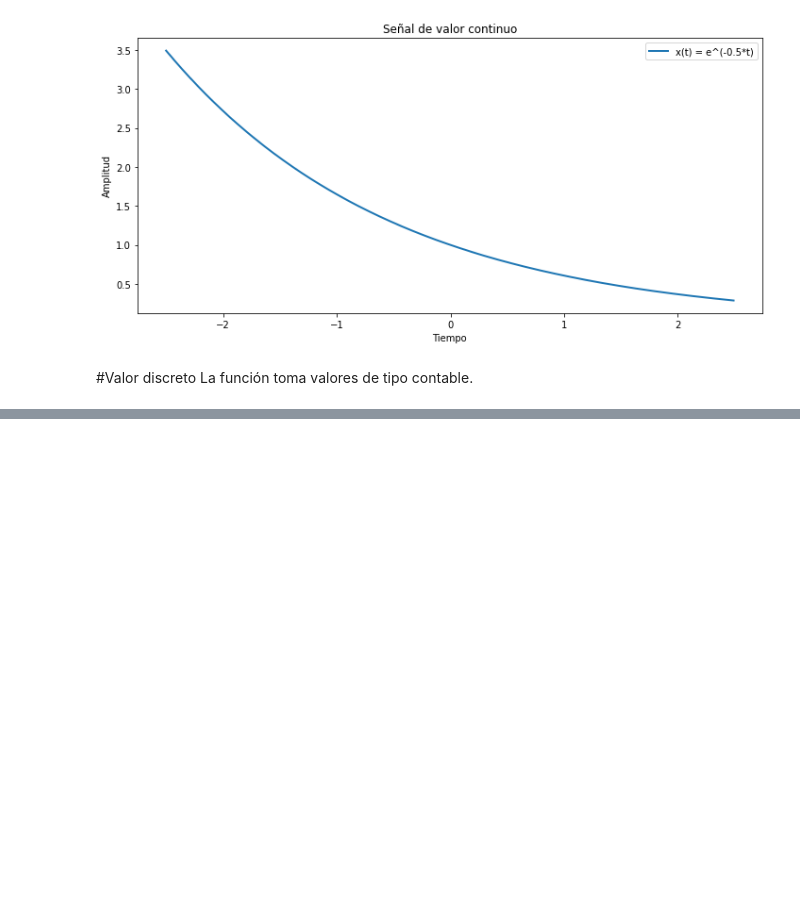
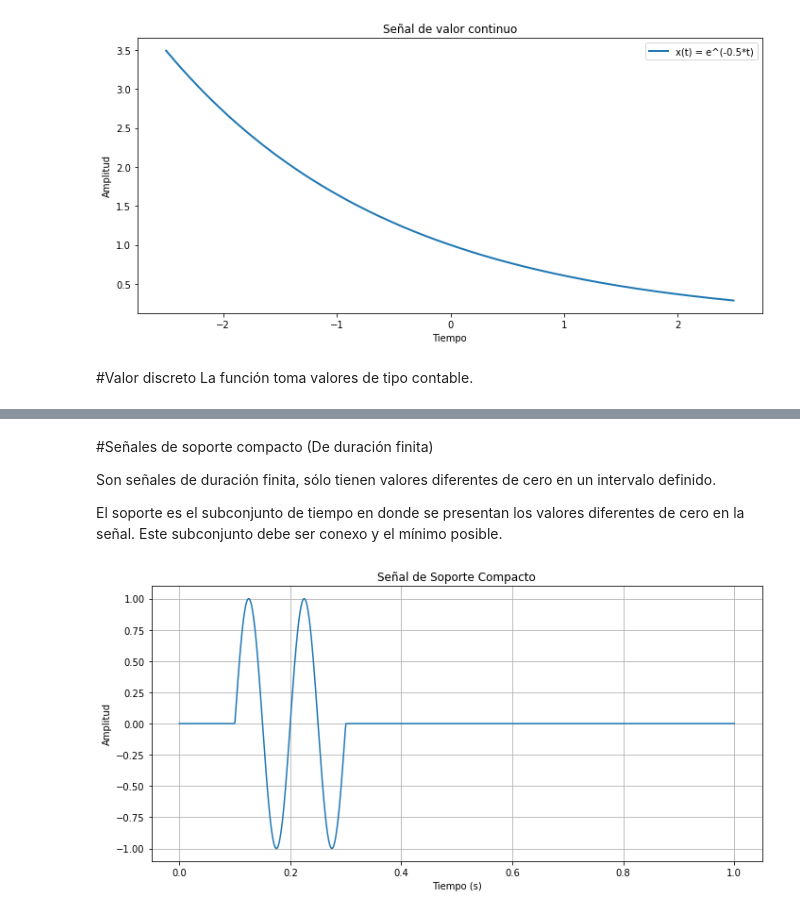
Before and after one commit to avilagab/Circuits, a Jupyter notebook: SYS/SYS01.ipynb, the cells around one changed output, grey strips where cells are left out. Cells and saved outputs as stored; diff of their text form; code cells hidden in the pictures; blank space fills up the shorter version.

```diff
--- a/SYS/SYS01.ipynb
+++ b/SYS/SYS01.ipynb
@@ -96,0 +97,20 @@ plt.show()
+# %% [markdown]
+#Señales de soporte compacto (De duración finita)
+
+Son señales de duración finita, sólo tienen valores diferentes de cero en un intervalo definido.
+
+El soporte es el subconjunto de tiempo en donde se presentan los valores diferentes de cero en la señal. Este subconjunto debe ser conexo y el mínimo posible.
+# %%
+# Definir la señal de soporte compacto entre t=0.1 y t=0.3
+t = np.linspace(0, 1, num=1000)
+x = np.sin(2 * np.pi * 10 * t) * (t >= 0.1) * (t <= 0.3)
+
+# Graficar la señal
+plt.plot(t, x)
+plt.xlabel('Tiempo (s)')
+plt.ylabel('Amplitud')
+plt.title('Señal de Soporte Compacto')
+plt.grid(True)
+plt.show()
+# %% [output]
+[figure, added]
```
Also changed, not shown: parts of 3 cells of this notebook.
